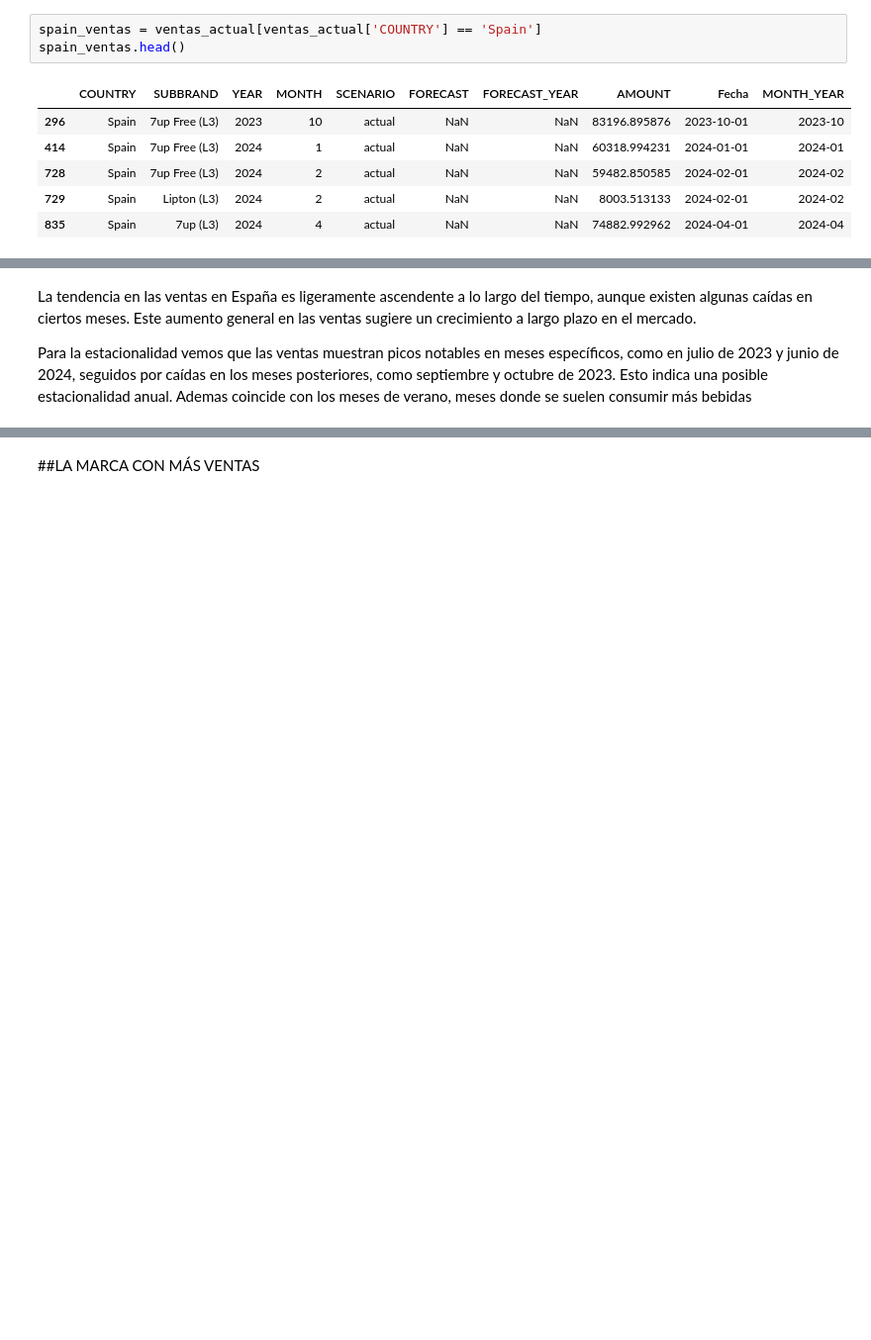
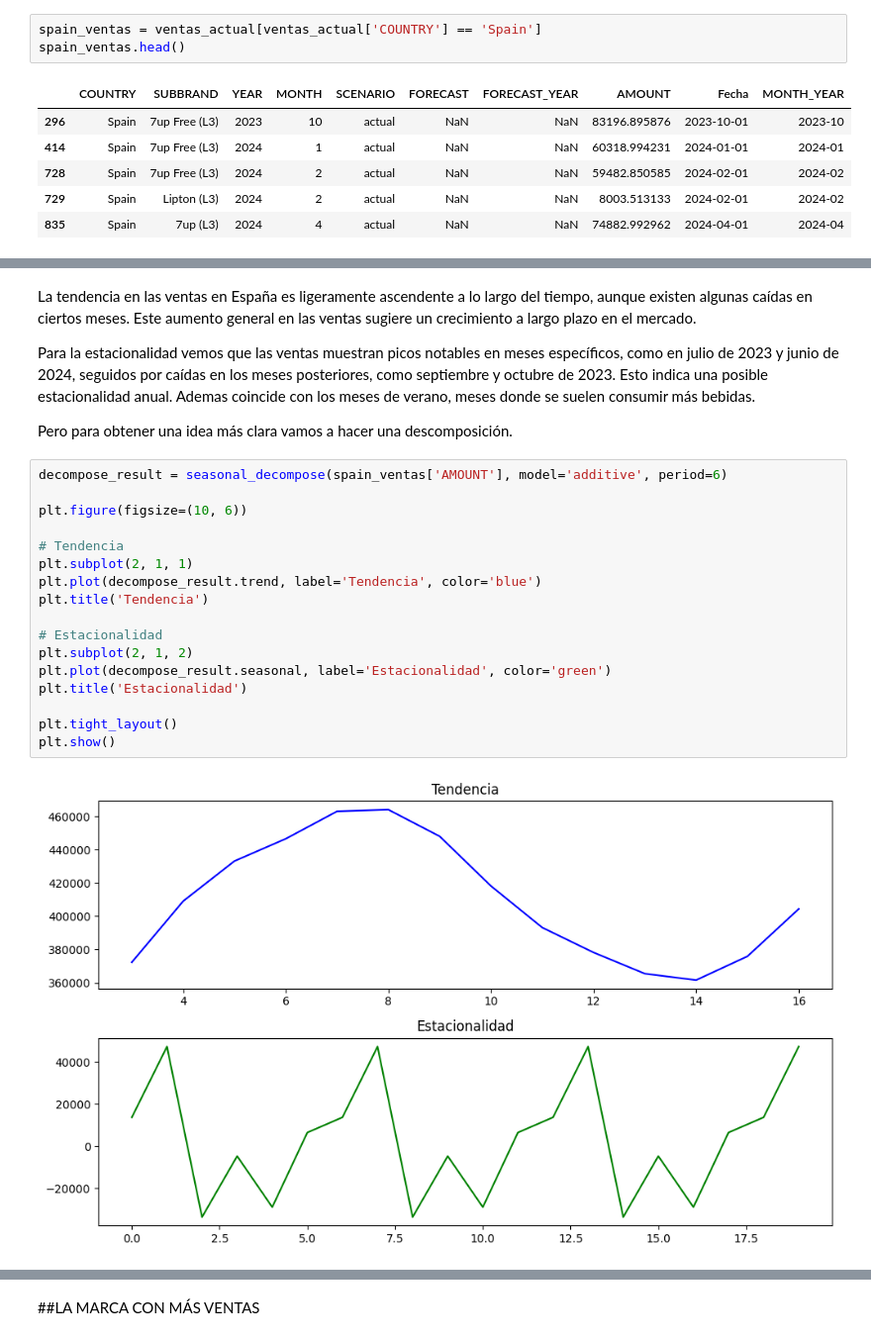
Before and after one commit to nuriaprol/UFV_Visualizacion, a Jupyter notebook: EjerciciosClase /Clase2.ipynb, the cells around one changed output, grey strips where cells are left out. Shown at 99% size. Drawn from its saved outputs; the diff is of its cells as text; blank space fills up the shorter version.

```diff
--- a/EjerciciosClase /Clase2.ipynb
+++ b/EjerciciosClase /Clase2.ipynb
@@ -346,4 +348,26 @@ fig.show()
 # %% [markdown]
 La tendencia en las ventas en España es ligeramente ascendente a lo largo del tiempo, aunque existen algunas caídas en ciertos meses. Este aumento general en las ventas sugiere un crecimiento a largo plazo en el mercado.
 
- Para la estacionalidad vemos que las ventas muestran picos notables en meses específicos, como en julio de 2023 y junio de 2024, seguidos por caídas en los meses posteriores, como septiembre y octubre de 2023. Esto indica una posible estacionalidad anual. Ademas coincide con los meses de verano, meses donde se suelen consumir más bebidas
+ Para la estacionalidad vemos que las ventas muestran picos notables en meses específicos, como en julio de 2023 y junio de 2024, seguidos por caídas en los meses posteriores, como septiembre y octubre de 2023. Esto indica una posible estacionalidad anual. Ademas coincide con los meses de verano, meses donde se suelen consumir más bebidas.
+
+
+ Pero para obtener una idea más clara vamos a hacer una descomposición.
+# %%
+decompose_result = seasonal_decompose(spain_ventas['AMOUNT'], model='additive', period=6)
+
+plt.figure(figsize=(10, 6))
+
+# Tendencia
+plt.subplot(2, 1, 1)
+plt.plot(decompose_result.trend, label='Tendencia', color='blue')
+plt.title('Tendencia')
+
+# Estacionalidad
+plt.subplot(2, 1, 2)
+plt.plot(decompose_result.seasonal, label='Estacionalidad', color='green')
+plt.title('Estacionalidad')
+
+plt.tight_layout()
+plt.show()
+# %% [output]
+[figure, added]
```
Also changed, not shown: parts of 14 cells of this notebook.
